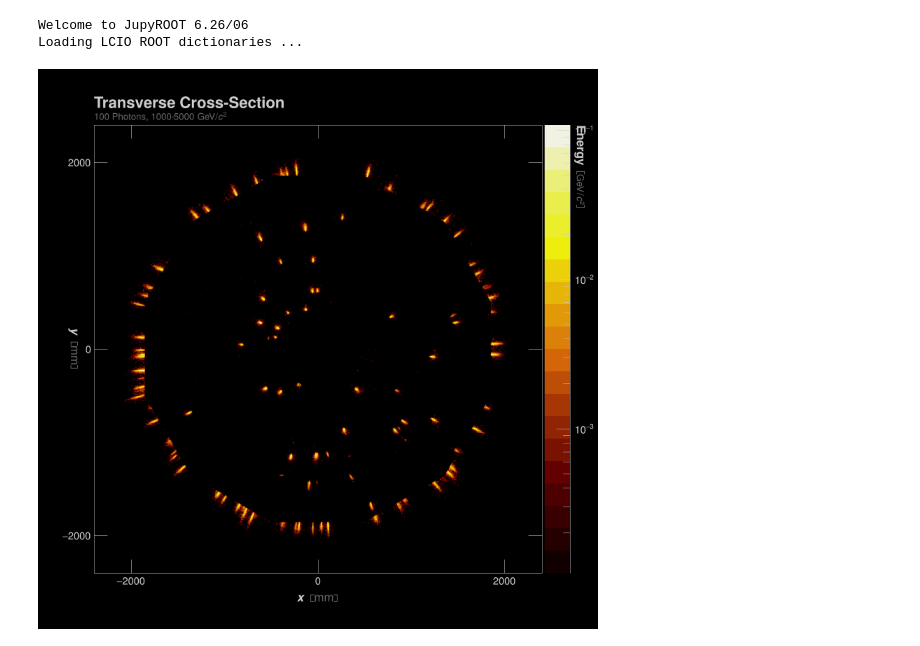
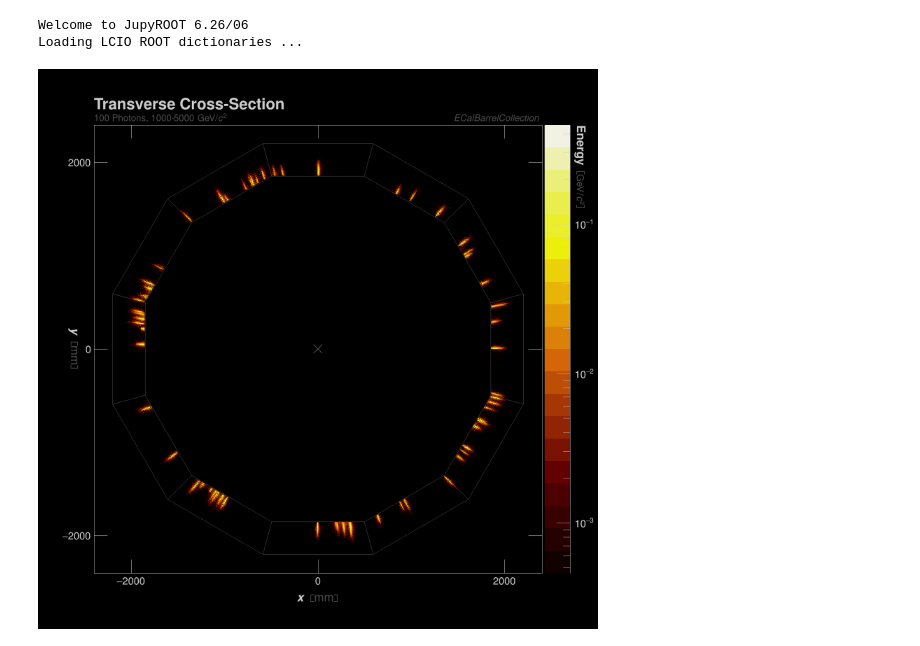
Before and after one commit to headunderheels/neuromorphic-studies, a Jupyter notebook: plotting/transverse_calo_hits.ipynb, the cells around one changed output. Saved outputs shown, nothing was run; the diff lists cells and outputs as text; code cells hidden in the pictures.

```diff
--- a/plotting/transverse_calo_hits.ipynb
+++ b/plotting/transverse_calo_hits.ipynb
@@ -2,6 +2,10 @@
 ## IMPORTS and GLOBAL DEFINITIONS ##
 import ROOT
 import pyLCIO as LCIO
+import numpy as np
+from pprint import pprint
+
+PI = np.pi
 
 # Functionality
 ROOT.EnableImplicitMT()  # Multithreading
@@ -41,7 +46,7 @@ nbins = 900
 low = -2400
 high = 2400
 h1 = ROOT.TH2D(name="xy_cal",
-               title="#bf{T#kern[-.015]{ransverse} Cross-Section};#bf{#it{x}} #color[13]{#[]{mm}};#bf{#it{y}} #color[13]{#[]{mm}}",
+               title="#bf{T#kern[-.015]{ransverse} Cross-Section};#bf{#it{x}} #color[12]{#[]{mm}};#bf{#it{y}} #color[12]{#[]{mm}}",
                nbinsx=nbins,
                xlow=low,
                xup=high,
@@ -68,39 +73,114 @@ for event in reader:
 
 ## DRAW HISTOGRAM ##
 width = 600
 height = width
 h1.GetYaxis().CenterTitle()
 h1.GetYaxis().RotateTitle()
 h1.GetXaxis().CenterTitle()
-h1.GetZaxis().SetTitle("#bf{Energy} #scale[.8]{#color[13]{#[]{Ge#kern[-.115]{V}#kern[.2]{/}#it{c}^{2}}}}")
+h1.GetZaxis().SetTitle("#bf{Energy} #scale[.8]{#color[12]{#[]{Ge#kern[-.115]{V}#kern[.2]{/}#it{c}^{2}}}}")
 h1.GetZaxis().SetTitleOffset(0.5)
 h1.GetZaxis().RotateTitle()
 
-# Smoothing
-smoothing=1
-for n in range(smoothing):
-    h1.Smooth(1, "k3a")
+# smoothing=1
+# for n in range(smoothing):
+#     h1.Smooth(1, "k3a")
 
 
 c = ROOT.TCanvas("c1", "2-D Histograms", width, height)
 c.GetPad(0).SetLogz()
 c.SetBatch()
 c.SetCanvasSize(2800, 2800)
 h1.Draw("COL Z PLC")
 h1.Draw("same axis x+ y+")
 c.SetRealAspectRatio()
 
 title = ROOT.TLatex()
 title.SetTextColor(17)
 title.SetTextSize(.03)
 title.SetTextAlign(11)
-title.DrawLatexNDC(0.1, 0.9305, "T#kern[-.015]{ransverse}#kern[-.6]{ }Cross-Section")
+title.DrawLatexNDC(0.1, 0.928, "T#kern[-.015]{ransverse}#kern[-.6]{ }Cross-Section")
 subtitle = ROOT.TLatex()
-subtitle.SetTextColor(13)
+subtitle.SetTextColor(12)
 subtitle.SetTextSize(.018)
 subtitle.SetTextAlign(11)
-subtitle.DrawLatexNDC(0.1, 0.909, "#bf{100 Photons, 1000-#kern[-.15]{5000} Ge#kern[-.17]{V}/#kern[-.07]{#it{c}^{2}}}")
+subtitle.DrawLatexNDC(0.1, 0.907, "#bf{100 Photons, 1000-#kern[-.15]{5000} Ge#kern[-.17]{V}/#kern[-.07]{#it{c}^{2}}}")
+
+collection = ROOT.TLatex()
+collection.SetTextColor(12)
+collection.SetTextSize(.018)
+collection.SetTextAlign(31)
+collection.DrawLatexNDC(0.9, 0.907, "#bf{#it{ECalBarrelCollection}}")
+
+
+# Define Dodecagon parameters
+NUM_VERTICES = 12
+
+center = [0.5, 0.5]
+radius_inner = 0.3192  # NDC
+radius_outer = 0.38
+
+# Define points for all volumes
+vertices = []
+for i in range(NUM_VERTICES):
+    rotation = i * 2 * PI / NUM_VERTICES  # Rotate by 30 degrees for each volume
+
+    inner_vertices = [[center[0] + radius_inner * np.cos(rotation + 2 * PI * n / NUM_VERTICES) for n in range(NUM_VERTICES)],
+                      [center[1] + radius_inner * np.sin(rotation + 2 * PI * n / NUM_VERTICES) for n in range(NUM_VERTICES)]]
+    outer_vertices = [[center[0] + radius_outer * np.cos(rotation + 2 * PI * n / NUM_VERTICES) for n in range(NUM_VERTICES)],
+                      [center[1] + radius_outer * np.sin(rotation + 2 * PI * n / NUM_VERTICES) for n in range(NUM_VERTICES)]]
+
+    # Rotate entire wireframe by PI/12
+    rotated_inner_vertices = [[center[0] + (x - center[0]) * np.cos(PI / 12) - (y - center[1]) * np.sin(PI / 12) for x, y in zip(inner_vertices[0], inner_vertices[1])],
+                               [center[1] + (x - center[0]) * np.sin(PI / 12) + (y - center[1]) * np.cos(PI / 12) for x, y in zip(inner_vertices[0], inner_vertices[1])]]
+    rotated_outer_vertices = [[center[0] + (x - center[0]) * np.cos(PI / 12) - (y - center[1]) * np.sin(PI / 12) for x, y in zip(outer_vertices[0], outer_vertices[1])],
+                               [center[1] + (x - center[0]) * np.sin(PI / 12) + (y - center[1]) * np.cos(PI / 12) for x, y in zip(outer_vertices[0], outer_vertices[1])]]
+
+    vertices.extend([(rotated_inner_vertices[0][0], rotated_inner_vertices[1][0]),
+                     (rotated_inner_vertices[0][1], rotated_inner_vertices[1][1]),
+                     (rotated_outer_vertices[0][1], rotated_outer_vertices[1][1]),
+                     (rotated_outer_vertices[0][0], rotated_outer_vertices[1][0]),
+                     (rotated_inner_vertices[0][0], rotated_inner_vertices[1][0])])  # Close the loop
+
+# Create TPolyLine
+line = ROOT.TPolyLine(len(vertices))
+line.SetLineColor(12)
+line.SetLineWidth(1)
+line.SetNDC()
+
+# Set points for TPolyLine
+for i, (x, y) in enumerate(vertices):
+    line.SetPoint(i, x, y)
+
+# Draw TPolyLine
+line.Draw("SAME")
+
+# Crosshair
+size = 0.01
+rotate = PI/4
+crosshair = ROOT.TPolyLine()
+crosshair.SetLineColor(12)
+crosshair.SetLineWidth(2)
+crosshair.SetNDC()
+crosshair.SetNextPoint(0.5, 0.5)
+crosshair.SetNextPoint(0.5+size*np.sin(PI/4), 0.5+size*np.sin(PI/4))
+crosshair.SetNextPoint(0.5-size*np.sin(PI/4), 0.5-size*np.sin(PI/4))
+crosshair.SetNextPoint(0.5, 0.5)
+crosshair.SetNextPoint(0.5+size*np.sin(PI/4), 0.5-size*np.sin(PI/4))
+crosshair.SetNextPoint(0.5-size*np.sin(PI/4), 0.5+size*np.sin(PI/4))
+crosshair.Draw("SAME")
+
+
+# x = [(center[0] + radius_inner*np.cos(PI/6 * n + PI/12)) for n in range(12)]
+# y = [(center[1] + radius_inner*np.sin(PI/6 * n + PI/12)) for n in range(12)]
+# wireframe_detector = ROOT.TPolyLine()
+# wireframe_detector.SetLineColor(17)
+# wireframe_detector.SetLineWidth(1)
+# wireframe_detector.SetNDC()
+# for n in range(12):
+#     wireframe_detector.SetNextPoint(x[n], y[n])
+# wireframe_detector.SetNextPoint(x[0], y[0])
+# wireframe_detector.Draw("SAME F")
 
 c.Draw()
 # %% [output]
-[figure, old version]
+[figure, new version]
```
Also changed, not shown: parts of 3 cells of this notebook.
